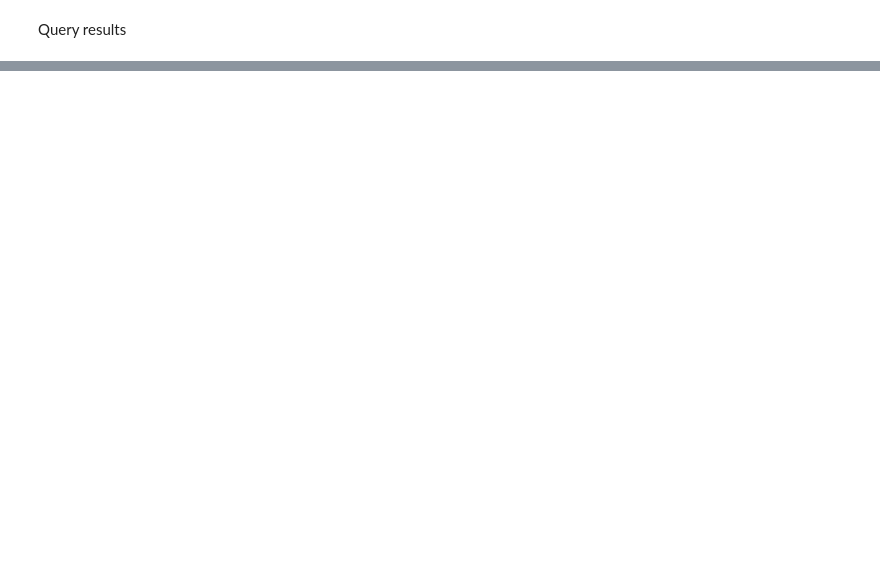
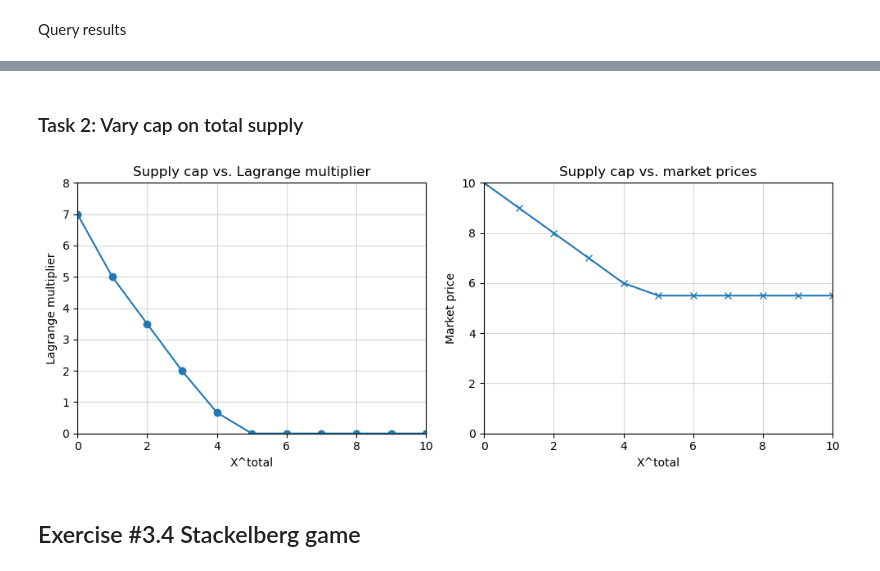
Before and after one commit to helmihankimaa/PB_equilibrium_course, a Jupyter notebook: Module_3.ipynb, the cells around one changed output, grey strips where cells are left out. Cells and saved outputs as stored; diff of their text form; code cells hidden in the pictures; blank space fills up the shorter version.

Commit message:
Module 3 nearly a full draft. Exercise 3.4 does not run.

```diff
--- a/Module_3.ipynb
+++ b/Module_3.ipynb
@@ -301,0 +666,43 @@ def complementarity(m:pyo.ConcreteModel, var:pyo.Var, fun:pyo.Expression, i:int)
+# %% [markdown]
+### Task 2: Vary cap on total supply
+# %%
+X_total_new = [0, 1, 2, 3, 4, 5, 6, 7, 8, 9, 10]
+
+delta_values_GNE = []
+market_prices_GNE = []
+
+for X in X_total_new:
+    GNE_model_new = GNE_market_model(c1, c2, c3, X1_max, X2_max, X3_max, X)
+    delta_values_GNE.append(round(value(GNE_model_new.delta), 2))
+    market_prices_GNE.append(market_price(GNE_model_new))
+# %%
+# Initialise subplots
+fig, (ax1, ax2) = plt.subplots(1,2, figsize=(10,4))
+
+# Plot Firm 1 profit vs c1
+ax1.plot(X_total_new, delta_values_GNE, marker='o')
+ax1.set_title('Supply cap vs. Lagrange multiplier')
+
+# Plot Firm 1 market share vs c1
+ax2.plot(X_total_new, market_prices_GNE, marker='x')
+ax2.set_title('Supply cap vs. market prices')
+
+# Additional plot settings
+ax1.set_xlabel('X^total')
+ax1.set_ylabel('Lagrange multiplier')
+ax1.set_xlim(0, 10)
+ax1.set_ylim(0, 8)
+ax2.set_xlabel('X^total')
+ax2.set_ylabel('Market price')
+ax2.set_xlim(0, 10)
+ax2.grid(True, alpha = 0.5)
+ax1.grid(True, alpha = 0.5)
+ax2.set_ylim(0, 10)
+plt.tight_layout()
+
+# Show plot
+plt.show()
+# %% [output]
+[figure, added]
+# %% [markdown]
+## Exercise #3.4 Stackelberg game
```
Also changed, not shown: parts of 61 cells of this notebook.
